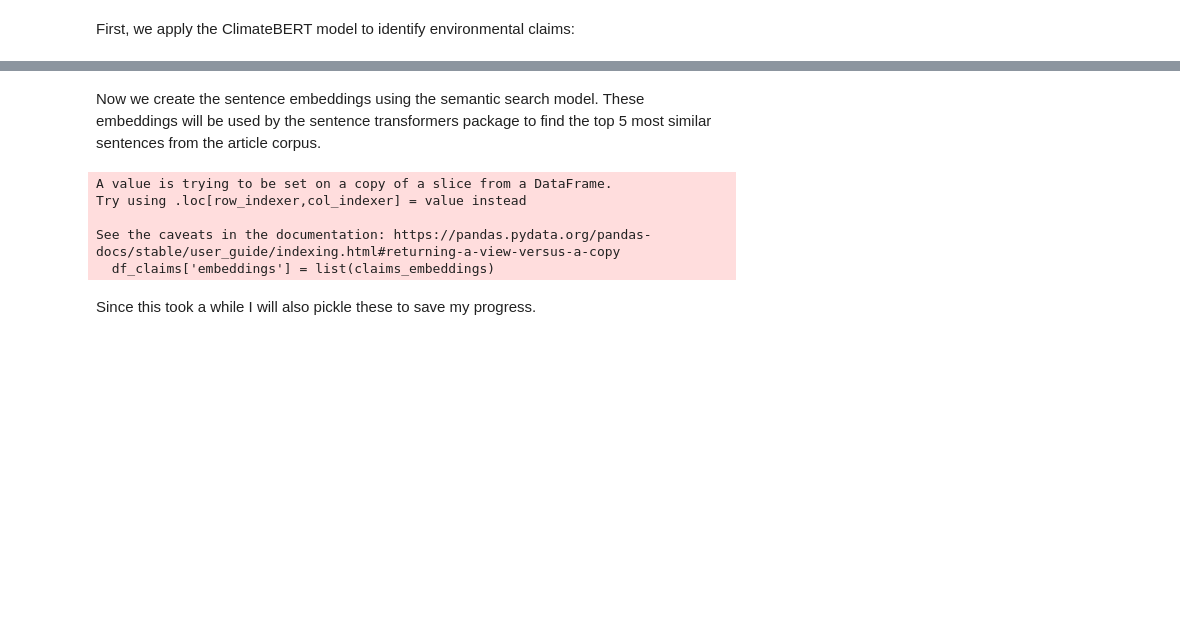
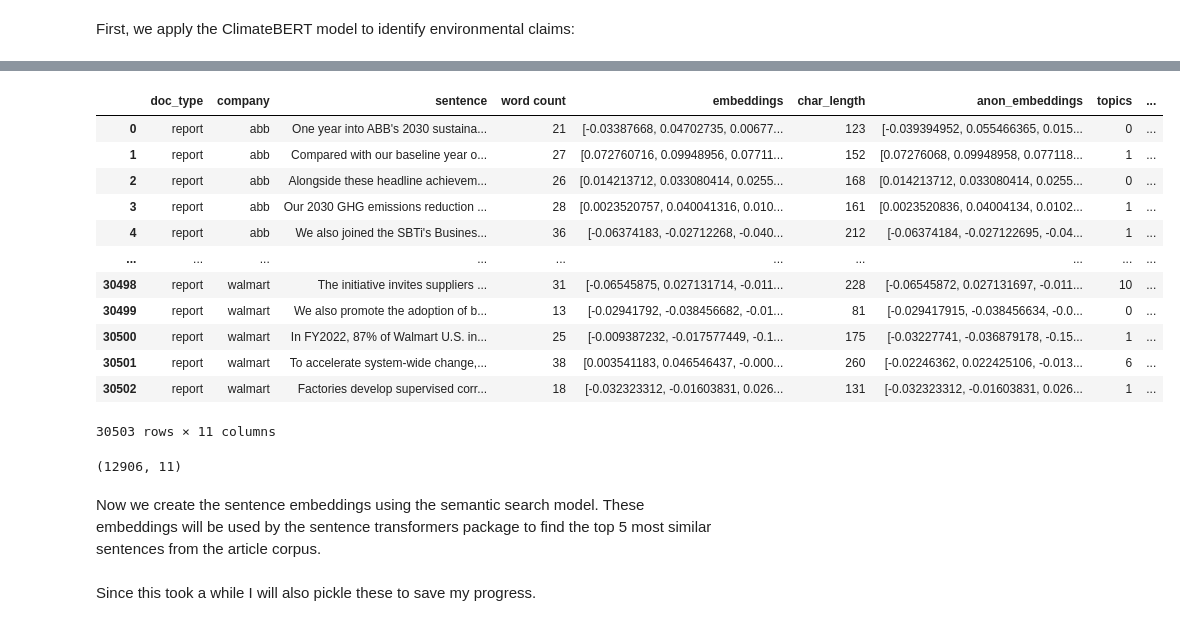
Before and after one commit to dathanh-nguyen/Thesis, a Jupyter notebook: analysis/Data_analysis_NLI.ipynb, the cells around one changed output, grey strips where cells are left out. Drawn from its saved outputs; the diff is of its cells as text; code cells hidden in the pictures; blank space fills up the shorter version.

```diff
--- a/analysis/Data_analysis_NLI.ipynb
+++ b/analysis/Data_analysis_NLI.ipynb
@@ -55,9 +26,13 @@ df_report.rename(columns = {'fname':'company'},inplace = True)
+# %%
+df_analyze = df_comb[df_comb['topics'].isin(sust_topics)]
 # %%
-df_article = df_article[df_article["word count"] > 5]
-df_article = df_article[df_article["word count"] < 100]
+df_report = df_analyze[df_analyze['doc_type']=='report']
+df_article = df_analyze[df_analyze['doc_type']=='news']
+df_report.reset_index(drop = True, inplace = True)
+df_article.reset_index(drop = True, inplace = True)
 # %% [markdown]
 # Applying the pre-trained models
 # %%
-claim_checker = pipeline(model = "climatebert/environmental-claims")
-sem_search = SentenceTransformer('sentence-transformers/paraphrase-MiniLM-L6-v2')
+claim_checker = pipeline(model = "climatebert/environmental-claims",  device = 0, batch_size = 64)
+sem_search = SentenceTransformer('all-MiniLM-L6-v2', device='cuda')
 nli_model = "MoritzLaurer/DeBERTa-v3-large-mnli-fever-anli-ling-wanli"
@@ -66,5 +43,9 @@ The claim verification model consists of three stages - claim identification, ev
 # %% [markdown]
 First, we apply the ClimateBERT model to identify environmental claims:
 # %%
-df_report['claim'] = df_report['sentence'].map(lambda x: claim_checker(x)[0]['label'])
-df_report['claim_score'] = df_report['sentence'].map(lambda x: claim_checker(x)[0]['score'])
+# first part of the pipeline - identifying claims
+sentences = df_report['sentence'].tolist()  # Convert the column to a list
+
+results = claim_checker(sentences)
+df_report['claim'] = [result['label'] for result in results]
+df_report['claim_probability'] = [result['score'] for result in results]
@@ -71,14 +63,24 @@ df_report['claim_score'] = df_report['sentence'].map(lambda x: claim_checker(x)[
+# %%
+df_report
+# %% [output]
+|  | doc_type | company | sentence | word count | embeddings | char_length | anon_embeddings | topics | ... |
+| 0 | report | abb | One year into ABB's 2030 sustaina... | 21 | [-0.03387668, 0.04702735, 0.00677... | 123 | [-0.039394952, 0.055466365, 0.015... | 0 | ... |
+| 1 | report | abb | Compared with our baseline year o... | 27 | [0.072760716, 0.09948956, 0.07711... | 152 | [0.07276068, 0.09948958, 0.077118... | 1 | ... |
+| 2 | report | abb | Alongside these headline achievem... | 26 | [0.014213712, 0.033080414, 0.0255... | 168 | [0.014213712, 0.033080414, 0.0255... | 0 | ... |
+| 3 | report | abb | Our 2030 GHG emissions reduction ... | 28 | [0.0023520757, 0.040041316, 0.010... | 161 | [0.0023520836, 0.04004134, 0.0102... | 1 | ... |
+| 4 | report | abb | We also joined the SBTi's Busines... | 36 | [-0.06374183, -0.02712268, -0.040... | 212 | [-0.06374184, -0.027122695, -0.04... | 1 | ... |
+| ... | ... | ... | ... | ... | ... | ... | ... | ... | ... |
+| 30498 | report | walmart | The initiative invites suppliers ... | 31 | [-0.06545875, 0.027131714, -0.011... | 228 | [-0.06545872, 0.027131697, -0.011... | 10 | ... |
+| 30499 | report | walmart | We also promote the adoption of b... | 13 | [-0.02941792, -0.038456682, -0.01... | 81 | [-0.029417915, -0.038456634, -0.0... | 0 | ... |
+| 30500 | report | walmart | In FY2022, 87% of Walmart U.S. in... | 25 | [-0.009387232, -0.017577449, -0.1... | 175 | [-0.03227741, -0.036879178, -0.15... | 1 | ... |
+| 30501 | report | walmart | To accelerate system-wide change,... | 38 | [0.003541183, 0.046546437, -0.000... | 260 | [-0.02246362, 0.022425106, -0.013... | 6 | ... |
+| 30502 | report | walmart | Factories develop supervised corr... | 18 | [-0.032323312, -0.01603831, 0.026... | 131 | [-0.032323312, -0.01603831, 0.026... | 1 | ... |
+30503 rows × 11 columns
 # %%
 df_claims = df_report[df_report['claim']=='yes']
+df_claims.reset_index(inplace = True, drop = True)
+df_claims.shape
+# %% [output]
+(12906, 11)
 # %% [markdown]
 Now we create the sentence embeddings using the semantic search model. These embeddings will be used by the sentence transformers package to find the top 5 most similar sentences from the article corpus.
-# %%
-claims_sent = df_claims['sentence'].tolist()
-claims_embeddings = sem_search.encode(claims_sent)
-df_claims['embeddings'] = list(claims_embeddings)
-# %% [output]
-A value is trying to be set on a copy of a slice from a DataFrame.
-Try using .loc[row_indexer,col_indexer] = value instead
-
-See the caveats in the documentation: https://pandas.pydata.org/pandas-docs/stable/user_guide/indexing.html#returning-a-view-versus-a-copy
-  df_claims['embeddings'] = list(claims_embeddings)
```
Also changed, not shown: parts of 39 cells of this notebook, 2 other files.
